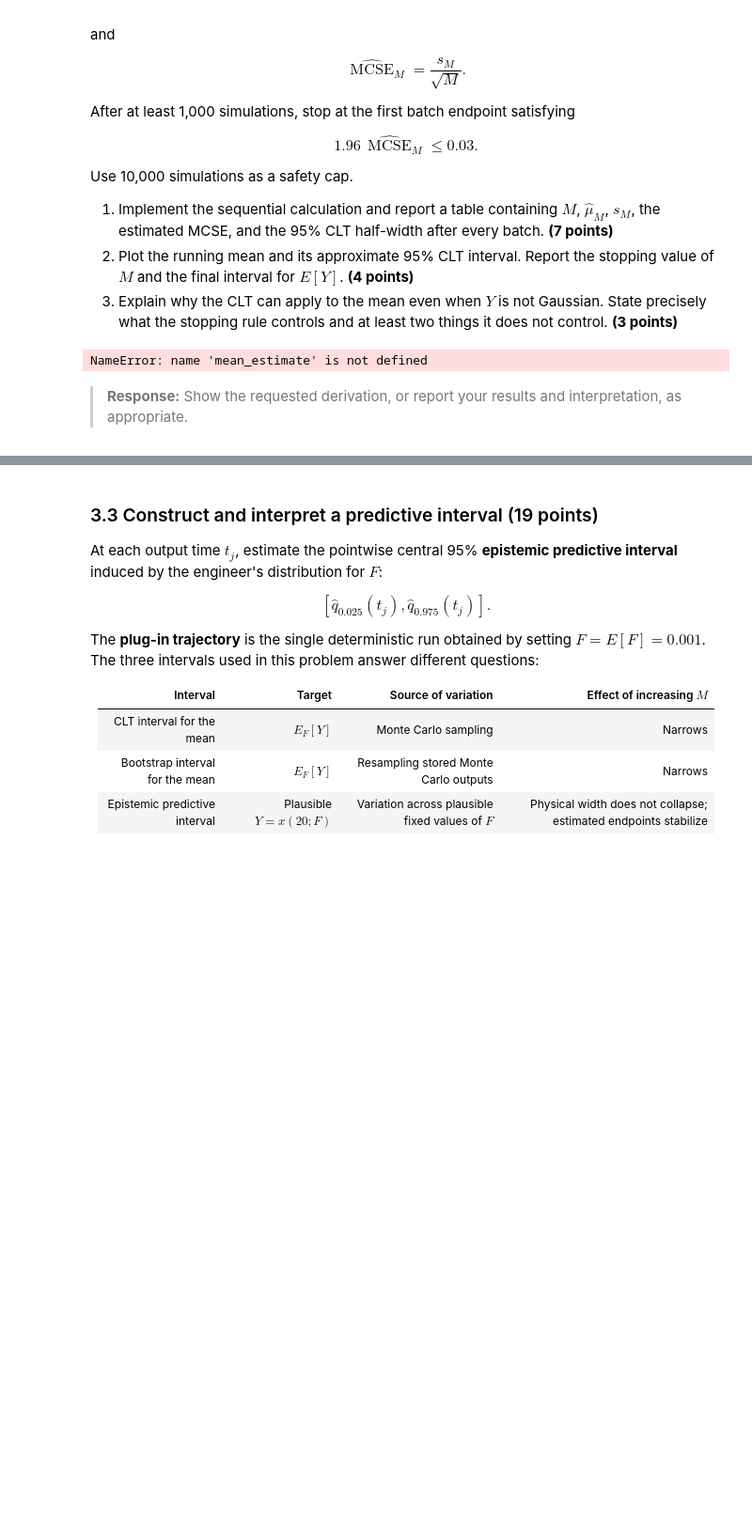
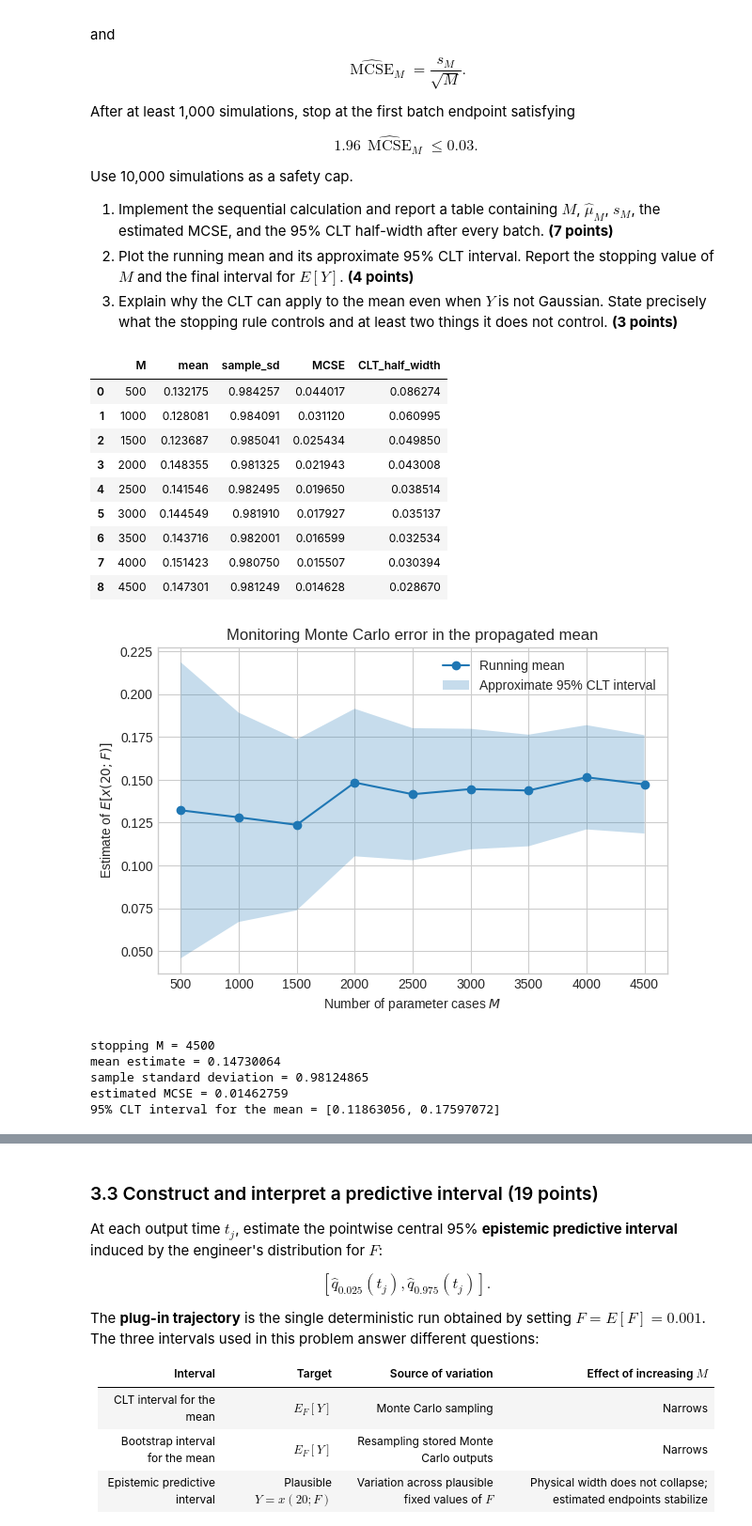
Before and after one commit to adamperkins-code/Machine_Learning, a Jupyter notebook: lecturebook/homework/homework-02.ipynb, the cells around one changed output, grey strips where cells are left out. Shown at 94% size. Saved outputs shown, nothing was run; the diff lists cells and outputs as text; code cells hidden in the pictures; blank space fills up the shorter version.

```diff
--- a/lecturebook/homework/homework-02.ipynb
+++ b/lecturebook/homework/homework-02.ipynb
@@ -785,7 +800,10 @@ while sum(batch.size for batch in load_batches) < maximum_samples:
 
     # Calculate the mean, sample standard deviation, estimated MCSE, and
     # nominal 95% CLT half-width from terminal_values_so_far.
-    # YOUR CODE HERE
+    mean_estimate = np.mean(terminal_values_so_far)
+    sample_sd = np.std(terminal_values_so_far, ddof=1)
+    mcse_estimate = sample_sd / np.sqrt(sample_count)
+    clt_half_width = 1.96 * mcse_estimate
 
     history_records.append(
         (
@@ -811,34 +829,53 @@ mc_history = pd.DataFrame(
     columns=["M", "mean", "sample_sd", "MCSE", "CLT_half_width"],
 )
 display(mc_history)
 
 # Calculate the final mean, sample standard deviation, MCSE, and CLT interval.
-# YOUR CODE HERE
+final_mean = mc_history["mean"].iloc[-1]
+final_sd = mc_history["sample_sd"].iloc[-1]
+final_mcse = mc_history["MCSE"].iloc[-1]
+final_clt_interval = (
+    final_mean - mc_history["CLT_half_width"].iloc[-1],
+    final_mean + mc_history["CLT_half_width"].iloc[-1],
+)
 
 fig, ax = plt.subplots(figsize=(7.0, 4.5))
 ax.plot(mc_history["M"], mc_history["mean"], marker="o", label="Running mean")
 ax.fill_between(
     mc_history["M"],
     mc_history["mean"] - mc_history["CLT_half_width"],
     mc_history["mean"] + mc_history["CLT_half_width"],
     alpha=0.25,
     label="Approximate 95% CLT interval",
 )
 ax.set_xlabel("Number of parameter cases $M$")
 ax.set_ylabel(r"Estimate of $E[x(20;F)]$")
 ax.set_title("Monitoring Monte Carlo error in the propagated mean")
 ax.legend()
 plt.show()
 
 print(f"stopping M = {terminal_displacements.size}")
 print(f"mean estimate = {final_mean:.8f}")
 print(f"sample standard deviation = {final_sd:.8f}")
 print(f"estimated MCSE = {final_mcse:.8f}")
 print(
     "95% CLT interval for the mean = "
     f"[{final_clt_interval[0]:.8f}, {final_clt_interval[1]:.8f}]"
 )
 # %% [output]
+|  | M | mean | sample_sd | MCSE | CLT_half_width |
+| 0 | 500 | 0.132175 | 0.984257 | 0.044017 | 0.086274 |
+| 1 | 1000 | 0.128081 | 0.984091 | 0.031120 | 0.060995 |
+| 2 | 1500 | 0.123687 | 0.985041 | 0.025434 | 0.049850 |
+| 3 | 2000 | 0.148355 | 0.981325 | 0.021943 | 0.043008 |
+| 4 | 2500 | 0.141546 | 0.982495 | 0.019650 | 0.038514 |
+| 5 | 3000 | 0.144549 | 0.981910 | 0.017927 | 0.035137 |
+| 6 | 3500 | 0.143716 | 0.982001 | 0.016599 | 0.032534 |
+| 7 | 4000 | 0.151423 | 0.980750 | 0.015507 | 0.030394 |
+| 8 | 4500 | 0.147301 | 0.981249 | 0.014628 | 0.028670 |
+[figure, added]
-NameError: name 'mean_estimate' is not defined
+stopping M = 4500
+mean estimate = 0.14730064
+sample standard deviation = 0.98124865
+estimated MCSE = 0.01462759
+95% CLT interval for the mean = [0.11863056, 0.17597072]
-# %% [markdown]
-> **Response:** Show the requested derivation, or report your results and interpretation, as appropriate.
```
Also changed, not shown: parts of 10 cells of this notebook.
